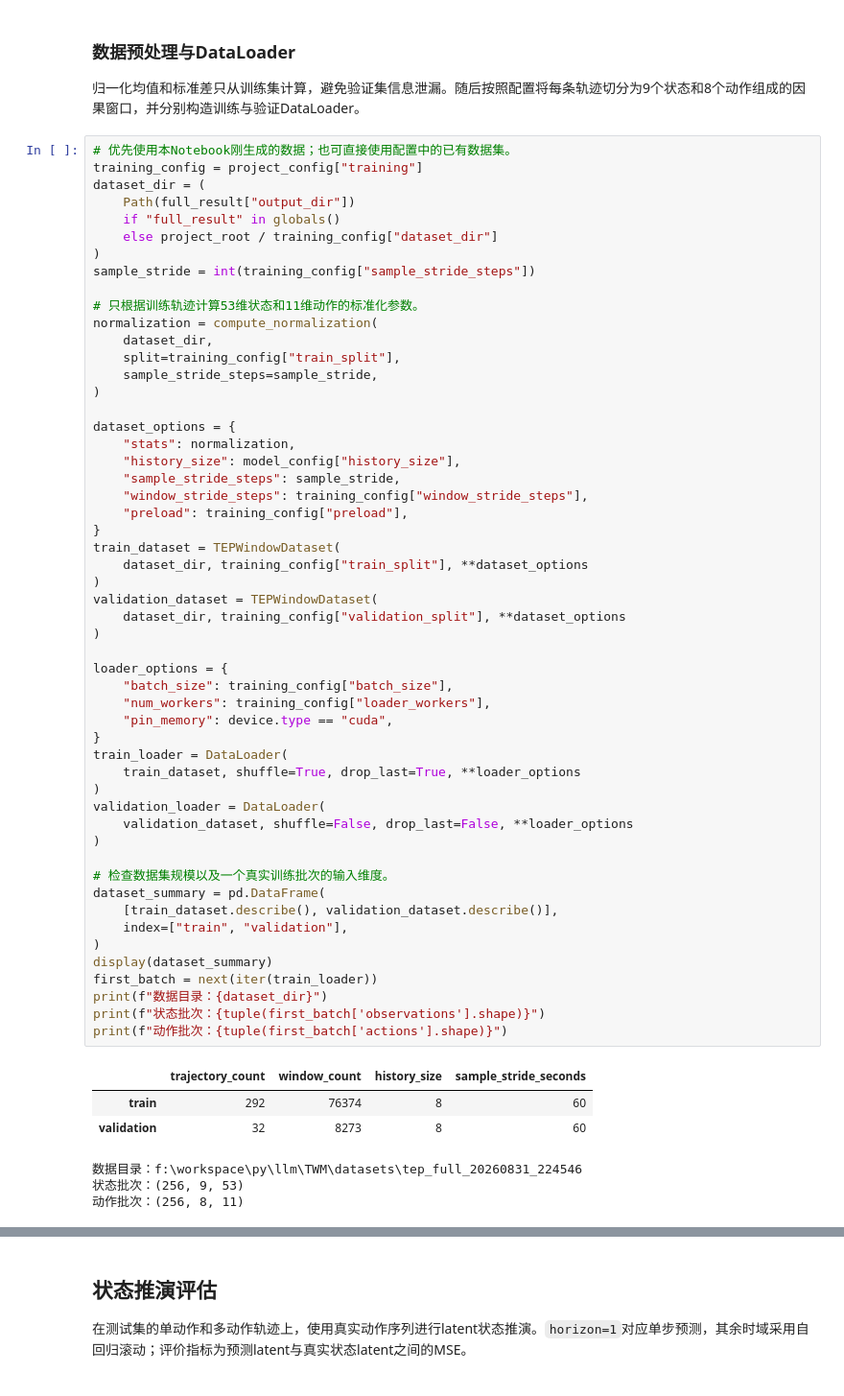
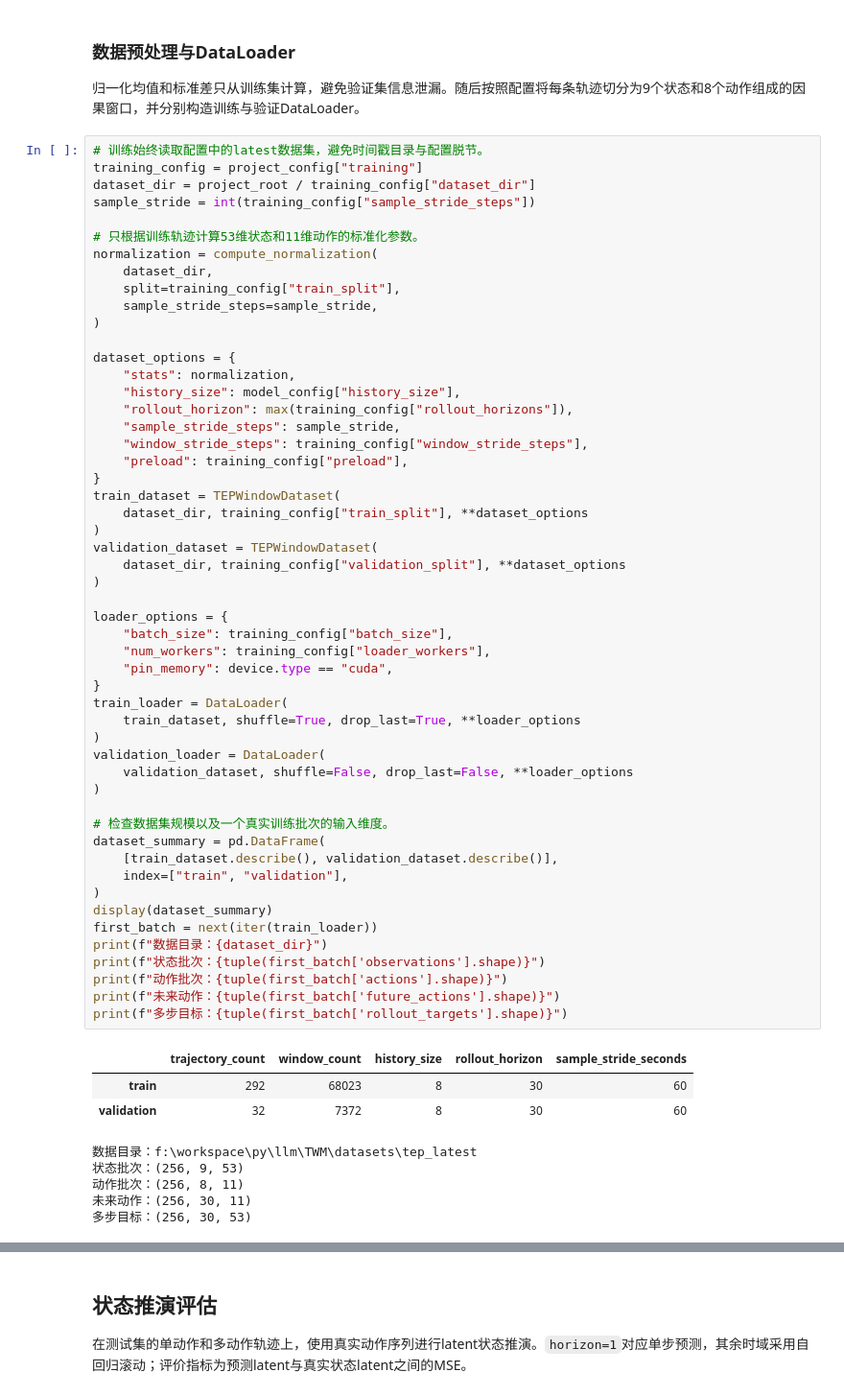
Before and after one commit to ShixiangLi/tepwm, a Jupyter notebook: tutorial/tep_tutorial.ipynb, the cells around one changed output, grey strips where cells are left out. Shown at 96% size. Drawn from its saved outputs; the diff is of its cells as text.

```diff
--- a/tutorial/tep_tutorial.ipynb
+++ b/tutorial/tep_tutorial.ipynb
@@ -496,13 +572,9 @@ print(f"模型参数量：{parameter_count:,}")
 
 归一化均值和标准差只从训练集计算，避免验证集信息泄漏。随后按照配置将每条轨迹切分为9个状态和8个动作组成的因果窗口，并分别构造训练与验证DataLoader。
 # %%
-# 优先使用本Notebook刚生成的数据；也可直接使用配置中的已有数据集。
+# 训练始终读取配置中的latest数据集，避免时间戳目录与配置脱节。
 training_config = project_config["training"]
-dataset_dir = (
-    Path(full_result["output_dir"])
-    if "full_result" in globals()
-    else project_root / training_config["dataset_dir"]
-)
+dataset_dir = project_root / training_config["dataset_dir"]
 sample_stride = int(training_config["sample_stride_steps"])
 
 # 只根据训练轨迹计算53维状态和11维动作的标准化参数。
@@ -515,6 +587,7 @@ normalization = compute_normalization(
 dataset_options = {
     "stats": normalization,
     "history_size": model_config["history_size"],
+    "rollout_horizon": max(training_config["rollout_horizons"]),
     "sample_stride_steps": sample_stride,
     "window_stride_steps": training_config["window_stride_steps"],
     "preload": training_config["preload"],
@@ -522,39 +595,43 @@ dataset_options = {
 train_dataset = TEPWindowDataset(
     dataset_dir, training_config["train_split"], **dataset_options
 )
 validation_dataset = TEPWindowDataset(
     dataset_dir, training_config["validation_split"], **dataset_options
 )
 
 loader_options = {
     "batch_size": training_config["batch_size"],
     "num_workers": training_config["loader_workers"],
     "pin_memory": device.type == "cuda",
 }
 train_loader = DataLoader(
     train_dataset, shuffle=True, drop_last=True, **loader_options
 )
 validation_loader = DataLoader(
     validation_dataset, shuffle=False, drop_last=False, **loader_options
 )
 
 # 检查数据集规模以及一个真实训练批次的输入维度。
 dataset_summary = pd.DataFrame(
     [train_dataset.describe(), validation_dataset.describe()],
     index=["train", "validation"],
 )
 display(dataset_summary)
 first_batch = next(iter(train_loader))
 print(f"数据目录：{dataset_dir}")
 print(f"状态批次：{tuple(first_batch['observations'].shape)}")
 print(f"动作批次：{tuple(first_batch['actions'].shape)}")
+print(f"未来动作：{tuple(first_batch['future_actions'].shape)}")
+print(f"多步目标：{tuple(first_batch['rollout_targets'].shape)}")
 # %% [output]
-|  | trajectory_count | window_count | history_size | sample_stride_seconds |
-| train | 292 | 76374 | 8 | 60 |
-| validation | 32 | 8273 | 8 | 60 |
+|  | trajectory_count | window_count | history_size | rollout_horizon | sample_stride_seconds |
+| train | 292 | 68023 | 8 | 30 | 60 |
+| validation | 32 | 7372 | 8 | 30 | 60 |
-数据目录：f:\workspace\py\llm\TWM\datasets\tep_full_20260831_224546
+数据目录：f:\workspace\py\llm\TWM\datasets\tep_latest
 状态批次：(256, 9, 53)
 动作批次：(256, 8, 11)
+未来动作：(256, 30, 11)
+多步目标：(256, 30, 53)
 # %% [markdown]
 ### 模型训练
 
```
Also changed, not shown: parts of 23 cells of this notebook, 8 other files.
